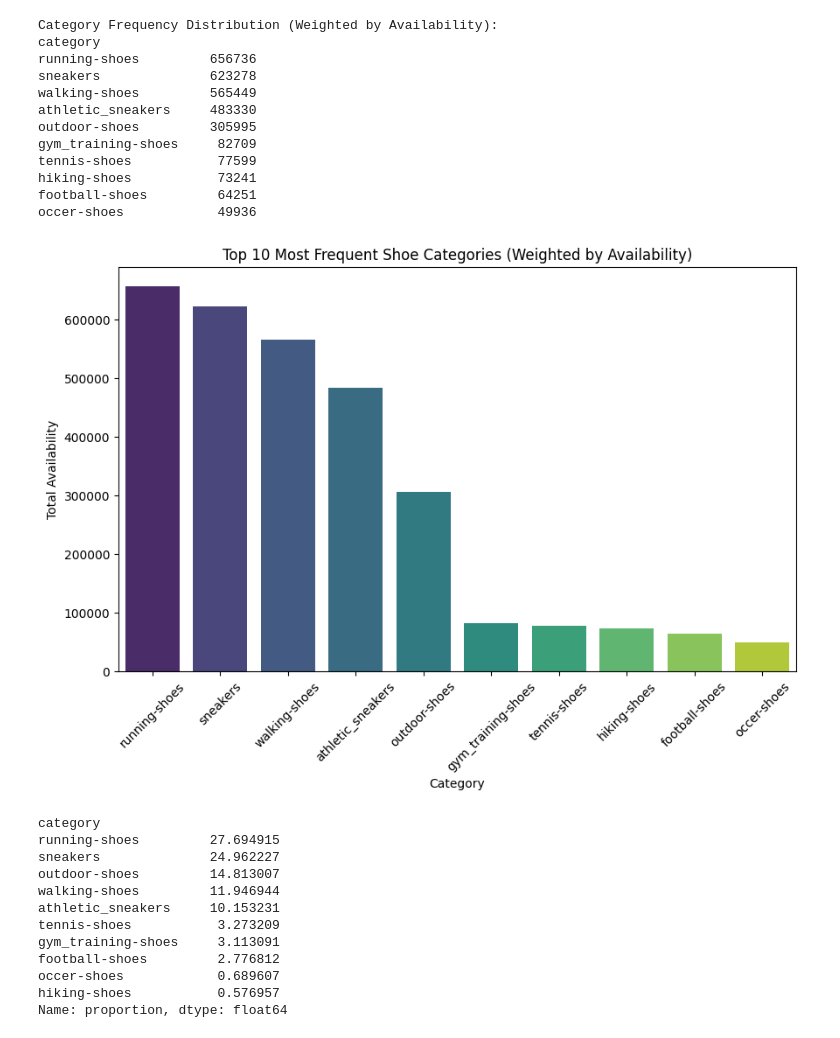
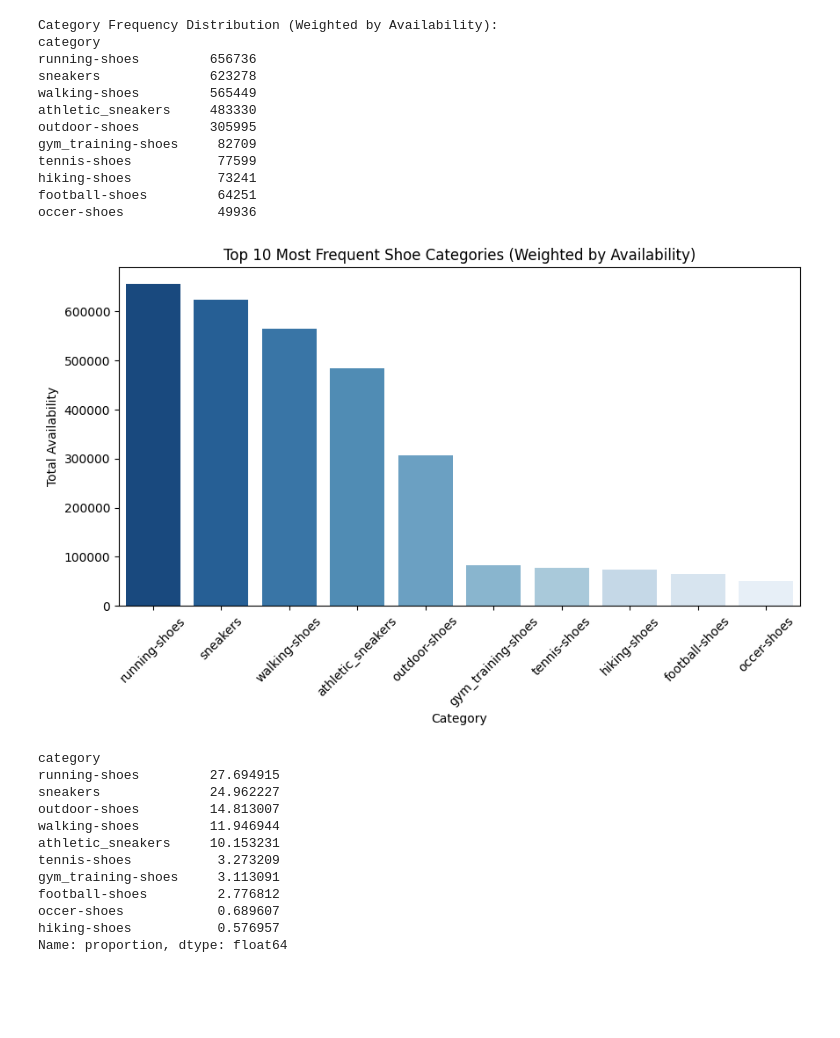
Before and after one commit to odxscholars/sollda1, a Jupyter notebook: main.ipynb, the cells around one changed output. Cells and saved outputs as stored; diff of their text form; code cells hidden in the pictures; blank space fills up the shorter version.

```diff
--- a/main.ipynb
+++ b/main.ipynb
@@ -409,9 +454,0 @@ shoes_fact.describe()
-# %%
-gender_mapping = {
-    "U": "Unisex",
-    "W": "Women",
-    "K": "Kids",
-    "M": "Men"
-}
-
-shoes_fact["gender"] = shoes_fact["gender"].replace(gender_mapping)
@@ -462,22 +490,22 @@ occer-shoes            49936
 # %%
 top_n = 10
 category_counts = category_weighted.head(top_n)
 
-plt.figure(figsize=(10, 6))
+plt.figure(figsize=(10, 5))
 sns.barplot(x=category_counts.index,
             y=category_counts.values,
             hue=category_counts.index,
-            palette="viridis",
+            palette="Blues_r",
             legend=False)
 
 plt.xticks(rotation=45)
 plt.xlabel("Category")
 plt.ylabel("Total Availability")
 plt.title(f"Top {top_n} Most Frequent Shoe Categories (Weighted by Availability)")
 
 plt.show()
 # %% [output]
-[figure, old version]
+[figure, new version]
 # %%
 category_precentage = shoes_fact['category'].value_counts(normalize=True) * 100
 print(category_precentage)
```
Also changed, not shown: parts of 35 cells of this notebook.
